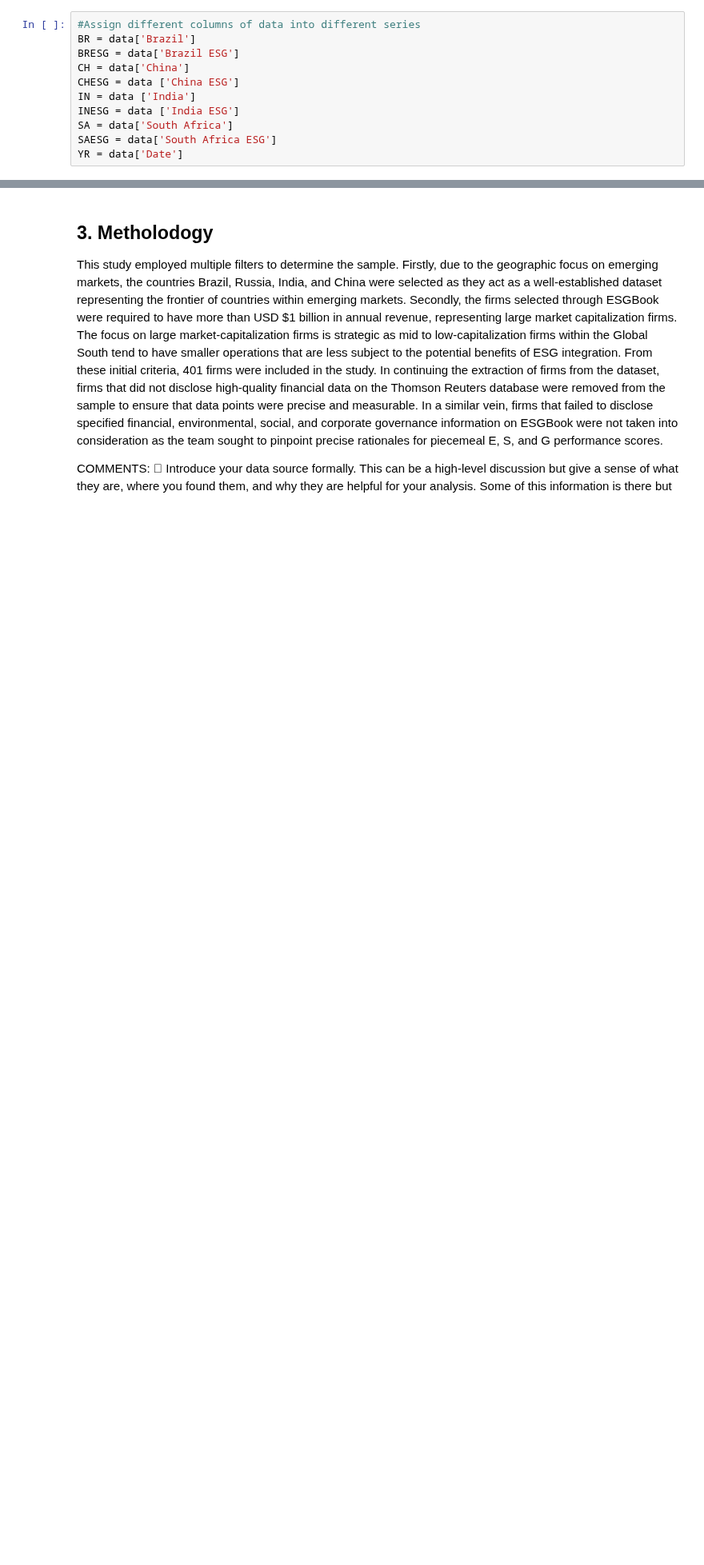
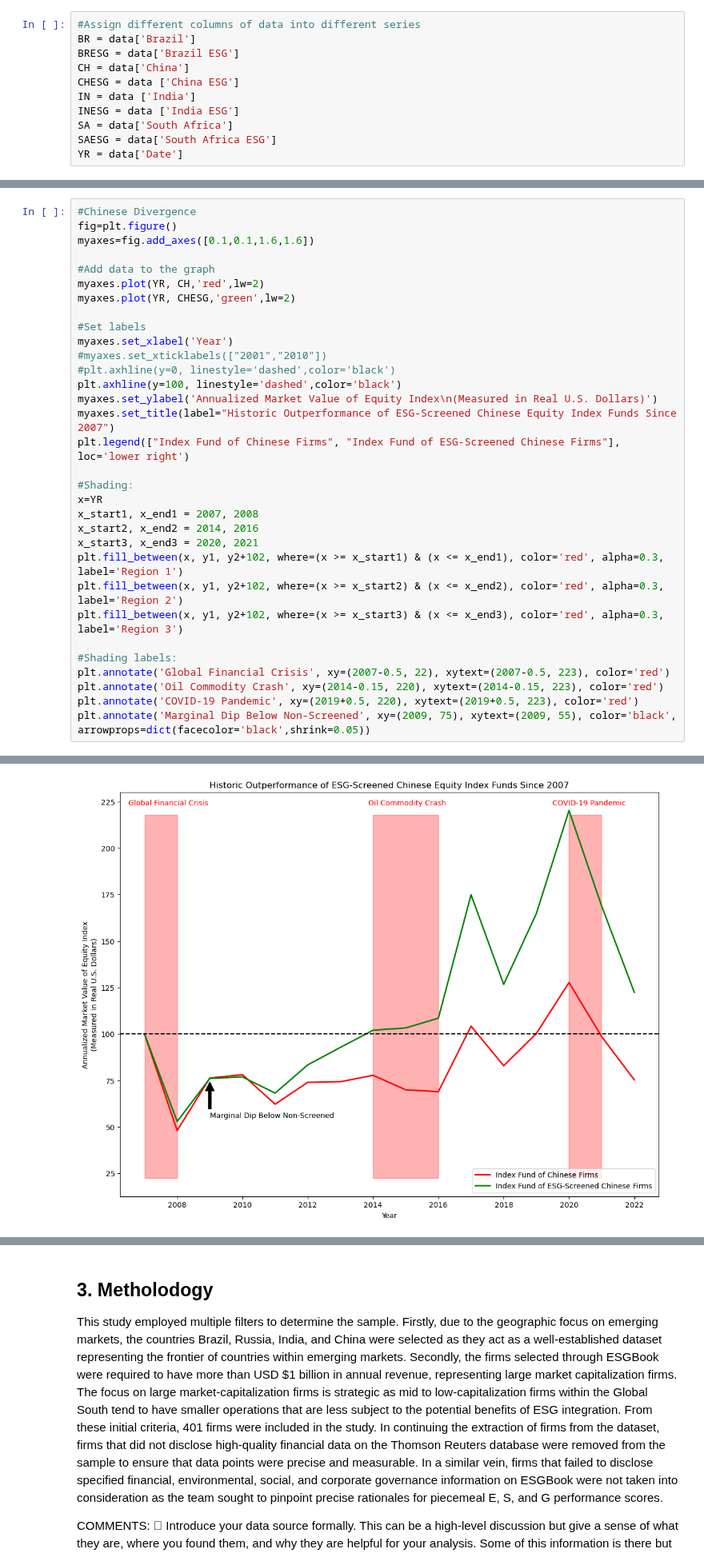
Before and after one commit to avnikadubey/as.180.369, a Jupyter notebook: contrib/avnikadubey/jupyterbook-avnikadubey/avnikadubey-paper.ipynb, the cells around one changed output, grey strips where cells are left out. Shown at 80% size. Saved outputs shown, nothing was run; the diff lists cells and outputs as text; blank space fills up the shorter version.

```diff
--- a/contrib/avnikadubey/jupyterbook-avnikadubey/avnikadubey-paper.ipynb
+++ b/contrib/avnikadubey/jupyterbook-avnikadubey/avnikadubey-paper.ipynb
@@ -128,0 +138,33 @@ plt.legend(["Fund of Indian Firms", "Fund of ESG-Backed Indian Firms"], loc=0)
+# %%
+#Chinese Divergence
+fig=plt.figure()
+myaxes=fig.add_axes([0.1,0.1,1.6,1.6])
+
+#Add data to the graph
+myaxes.plot(YR, CH,'red',lw=2)
+myaxes.plot(YR, CHESG,'green',lw=2)
+
+#Set labels
+myaxes.set_xlabel('Year')
+#myaxes.set_xticklabels(["2001","2010"])
+#plt.axhline(y=0, linestyle='dashed',color='black')
+plt.axhline(y=100, linestyle='dashed',color='black')
+myaxes.set_ylabel('Annualized Market Value of Equity Index\n(Measured in Real U.S. Dollars)')
+myaxes.set_title(label="Historic Outperformance of ESG-Screened Chinese Equity Index Funds Since 2007")
+plt.legend(["Index Fund of Chinese Firms", "Index Fund of ESG-Screened Chinese Firms"], loc='lower right')
+
+#Shading:
+x=YR
+x_start1, x_end1 = 2007, 2008
+x_start2, x_end2 = 2014, 2016
+x_start3, x_end3 = 2020, 2021
+plt.fill_between(x, y1, y2+102, where=(x >= x_start1) & (x <= x_end1), color='red', alpha=0.3, label='Region 1')
+plt.fill_between(x, y1, y2+102, where=(x >= x_start2) & (x <= x_end2), color='red', alpha=0.3, label='Region 2')
+plt.fill_between(x, y1, y2+102, where=(x >= x_start3) & (x <= x_end3), color='red', alpha=0.3, label='Region 3')
+
+#Shading labels:
+plt.annotate('Global Financial Crisis', xy=(2007-0.5, 22), xytext=(2007-0.5, 223), color='red')
+plt.annotate('Oil Commodity Crash', xy=(2014-0.15, 220), xytext=(2014-0.15, 223), color='red')
+plt.annotate('COVID-19 Pandemic', xy=(2019+0.5, 220), xytext=(2019+0.5, 223), color='red')
+plt.annotate('Marginal Dip Below Non-Screened', xy=(2009, 75), xytext=(2009, 55), color='black', arrowprops=dict(facecolor='black',shrink=0.05))
+# %% [output]
@@ -129 +172,2 @@ plt.legend(["Fund of Indian Firms", "Fund of ESG-Backed Indian Firms"], loc=0)
+[figure, new version]
 # %%
```
Also changed, not shown: parts of 11 cells of this notebook.
